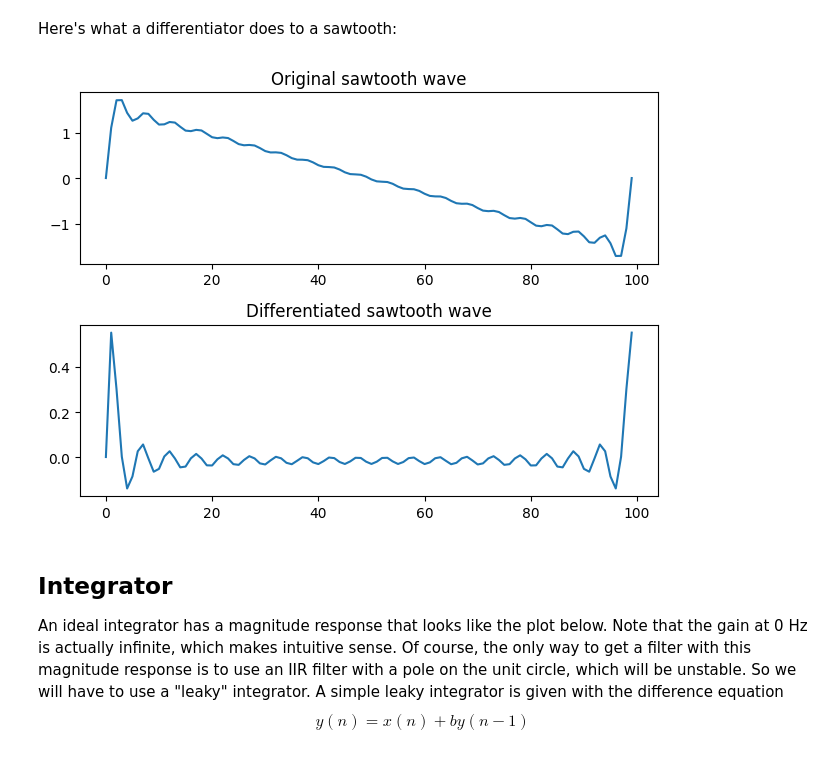
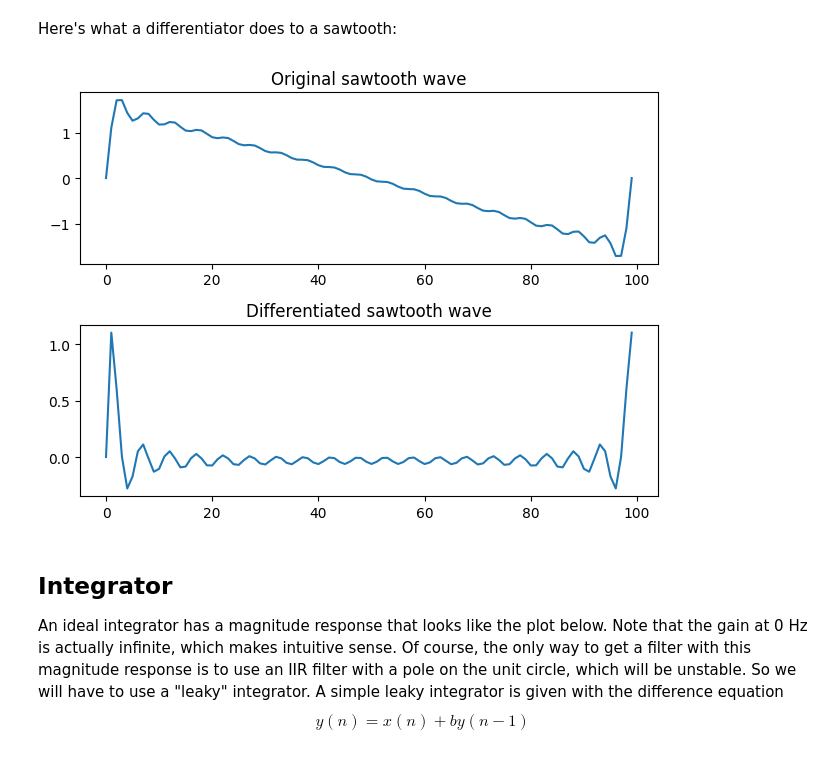
Before and after one commit to fleximeter/audio, a Jupyter notebook: filter_visualization.ipynb, the cells around one changed output. Drawn from its saved outputs; the diff is of its cells as text; code cells hidden in the pictures.

```diff
--- a/filter_visualization.ipynb
+++ b/filter_visualization.ipynb
@@ -51,16 +51,16 @@ plt.show()
 Here's what a differentiator does to a sawtooth:
 # %%
 delayed_saw = np.concatenate(([0], saw[:-1]))
-differentiated_saw = (saw - delayed_saw) / 2
+differentiated_saw = saw - delayed_saw
 fig, ax = plt.subplots(2)
 ax[0].plot(range(SIGNAL_LEN), saw)
 ax[0].set_title("Original sawtooth wave")
 ax[1].plot(range(SIGNAL_LEN), differentiated_saw)
 ax[1].set_title("Differentiated sawtooth wave")
 plt.tight_layout()
 plt.show()
 # %% [output]
-[figure, old version]
+[figure, new version]
 # %% [markdown]
 ## Integrator
 An ideal integrator has a magnitude response that looks like the plot below. Note that the gain at 0 Hz is actually infinite, which makes intuitive sense. Of course, the only way to get a filter with this magnitude response is to use an IIR filter with a pole on the unit circle, which will be unstable. So we will have to use a "leaky" integrator. A simple leaky integrator is given with the difference equation $$y(n)=x(n) + by(n-1)$$ where $b$ is a "leak" coefficient. If $b$ is 1, there is no leak. For $b<1$ the pole moves inside the unit circle and there is not infinite gain at DC.
```
Also changed, not shown: parts of 11 cells of this notebook.
